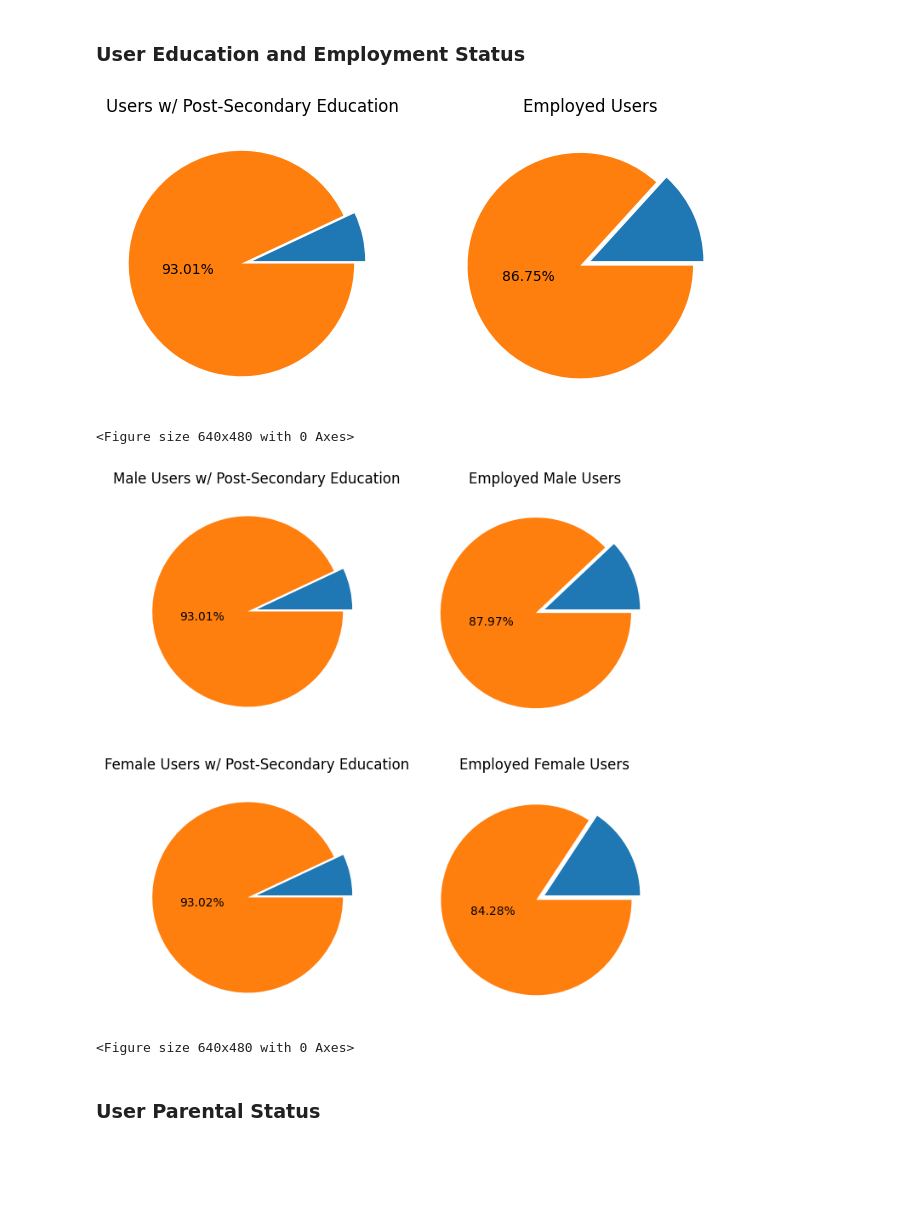
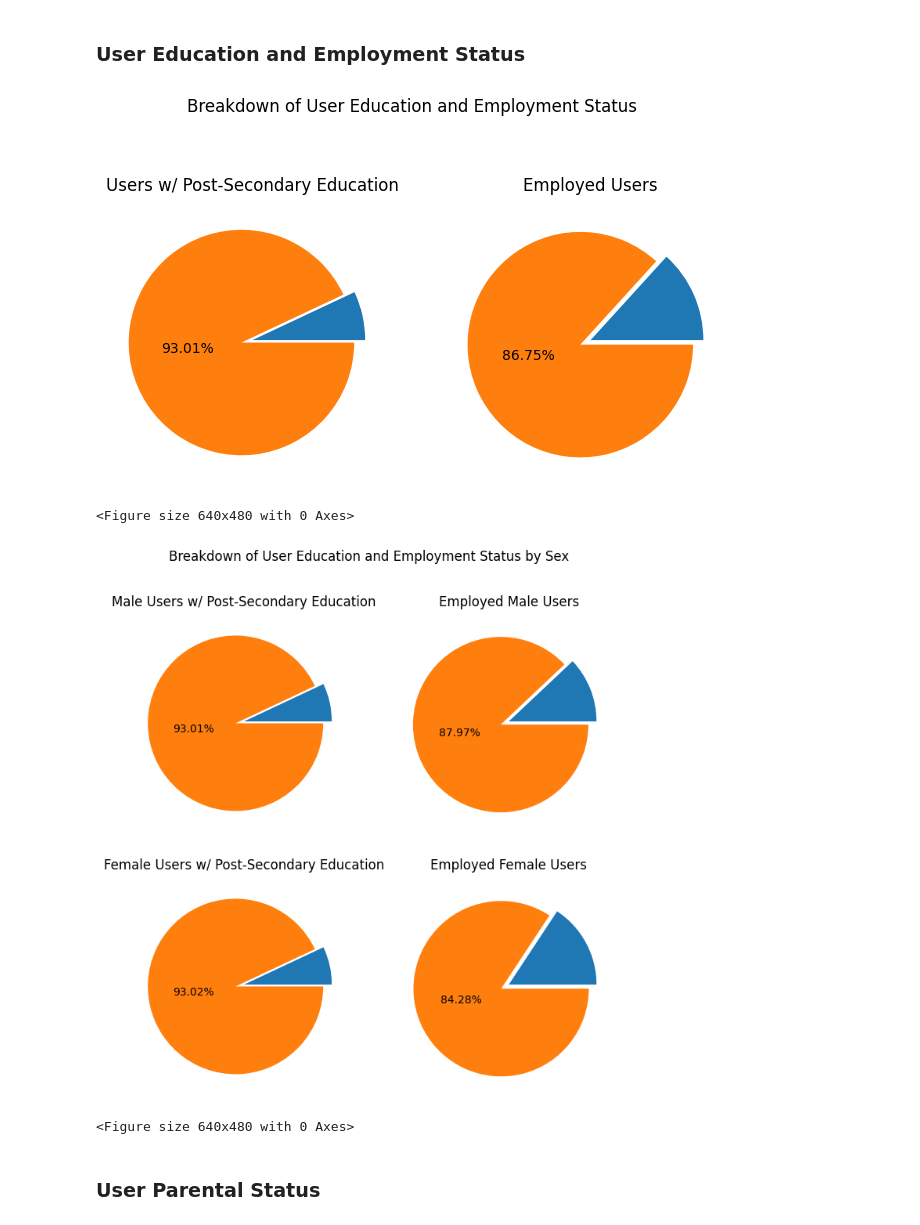
Before and after one commit to rjmxatl/codecademy_datascience_project, a Jupyter notebook: date-a-scientist.ipynb, the cells around one changed output. Cells and saved outputs as stored; diff of their text form; code cells hidden in the pictures; blank space fills up the shorter version.

```diff
--- a/date-a-scientist.ipynb
+++ b/date-a-scientist.ipynb
@@ -1468,24 +1473,25 @@ plt.clf()
 # %%
 # Get percentage of users that have education beyond high school and have a job
 pct_post_sec_edu = round((profile_data_2.post_secondary_edu.sum()/len(profile_data_2))*100, 2)
 pct_employed = round((profile_data_2.has_job.sum()/len(profile_data_2))*100, 2)
 # Show pie charts for education and employment
-fig = plt.figure(figsize=(8,4))
+fig = plt.figure(figsize=(8,5))
 ax = plt.subplot(1, 2, 1)
 plt.pie(profile_data_2.post_secondary_edu.value_counts().sort_index(),
         explode=[0, 0.1], labels=['', f"{pct_post_sec_edu}%"],
         labeldistance=0.25)
 plt.title('Users w/ Post-Secondary Education')
 
 ax2 = plt.subplot(1, 2, 2)
 plt.pie(profile_data_2.has_job.value_counts().sort_index(),
         explode=[0, 0.1], labels=['', f"{pct_employed}%"],
         labeldistance=0.25)
 plt.title('Employed Users')
+plt.suptitle('Breakdown of User Education and Employment Status')
 plt.show()
 plt.clf()
 # %% [output]
-[figure, old version]
+[figure, new version]
 <Figure size 640x480 with 0 Axes>
 # %%
 # Get percentage of users by sex that have education beyond high school and have a job
@@ -1518,10 +1524,11 @@ plt.pie(profile_data_f.has_job.value_counts().sort_index(),
         explode=[0, 0.1], labels=['', f"{pct_employed_f}%"],
         labeldistance=0.25)
 plt.title('Employed Female Users')
+plt.suptitle('Breakdown of User Education and Employment Status by Sex')
 plt.show()
 plt.clf()
 # %% [output]
-[figure, old version]
+[figure, new version]
 <Figure size 640x480 with 0 Axes>
 # %% [markdown]
 ### User Parental Status
```
Also changed, not shown: parts of 21 cells of this notebook, 34 other files.
